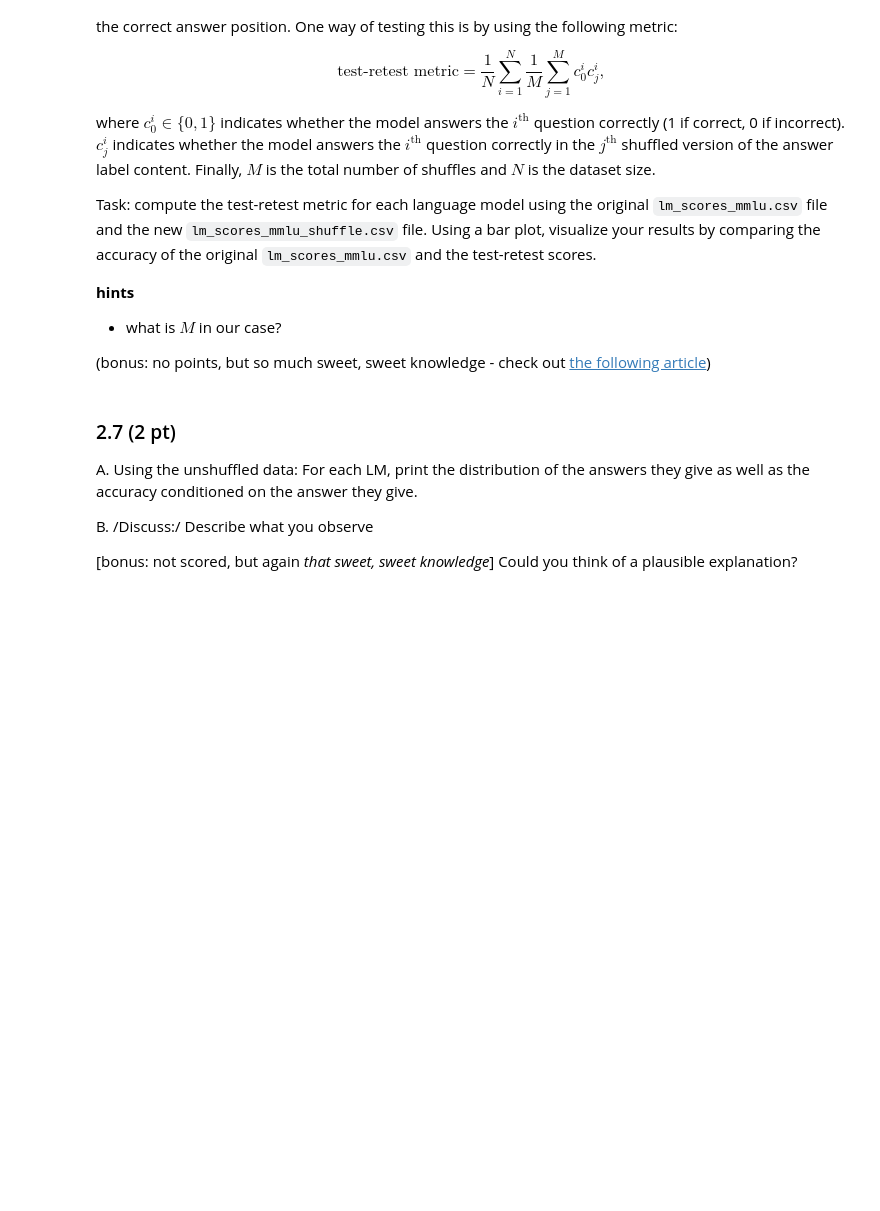
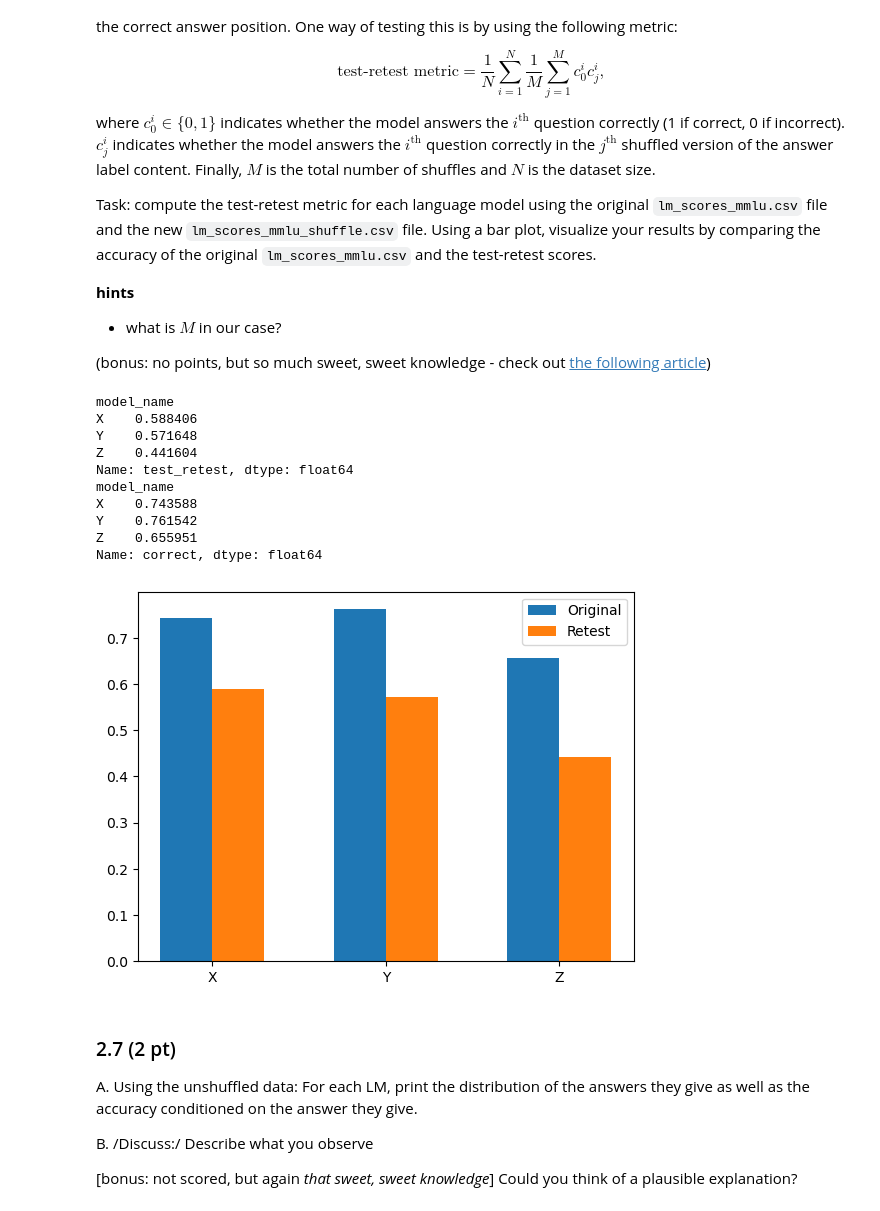
Before and after one commit to laurine-sg/2024, a Jupyter notebook: Homework/01_PROJECT_NEUTRALITY/analysis.ipynb, the cells around one changed output. Saved outputs shown, nothing was run; the diff lists cells and outputs as text; code cells hidden in the pictures; blank space fills up the shorter version.

```diff
--- a/Homework/01_PROJECT_NEUTRALITY/analysis.ipynb
+++ b/Homework/01_PROJECT_NEUTRALITY/analysis.ipynb
@@ -304,6 +477,43 @@ Task: compute the test-retest metric for each language model using the original
 - what is $M$ in our case?
 
 (bonus: no points, but so much sweet, sweet knowledge - check out [the following article](https://arxiv.org/pdf/2406.19470v1))
+# %%
+df_shuffle = pd.read_csv('./task_2_5/lm_scores_mmlu_shuffle.csv')
+assert len(df_shuffle) == len(df_mmlu)
+
+df_shuffle.rename(columns={'correct': 'correct_shuffle'}, inplace=True)
+
+df_tr = pd.merge(df_mmlu[['model_name', 'question_id', 'correct']],
+                 df_shuffle[['model_name', 'question_id', 'correct_shuffle']],
+                 on=['model_name', 'question_id'],
+                 how='inner'
+                )
+
+df_tr['test_retest'] = df_tr['correct'] * df_tr['correct_shuffle']
+df_tr.head()
+
+retest = df_tr.groupby('model_name')['test_retest'].mean()
+original = df_mmlu.groupby('model_name')['correct'].mean()
+
+print(retest)
+print(original)
+
+plt.bar(original.index, original, label='Original',align='edge',width=-0.3)
+plt.bar(retest.index, retest, label='Retest', align='edge',width=0.3 )
+plt.legend()
+plt.show()
+# %% [output]
+model_name
+X    0.588406
+Y    0.571648
+Z    0.441604
+Name: test_retest, dtype: float64
+model_name
+X    0.743588
+Y    0.761542
+Z    0.655951
+Name: correct, dtype: float64
+[figure, added]
 # %% [markdown]
 ### 2.7 (2 pt)
 
```
Also changed, not shown: parts of 19 cells of this notebook, 2 other files.
